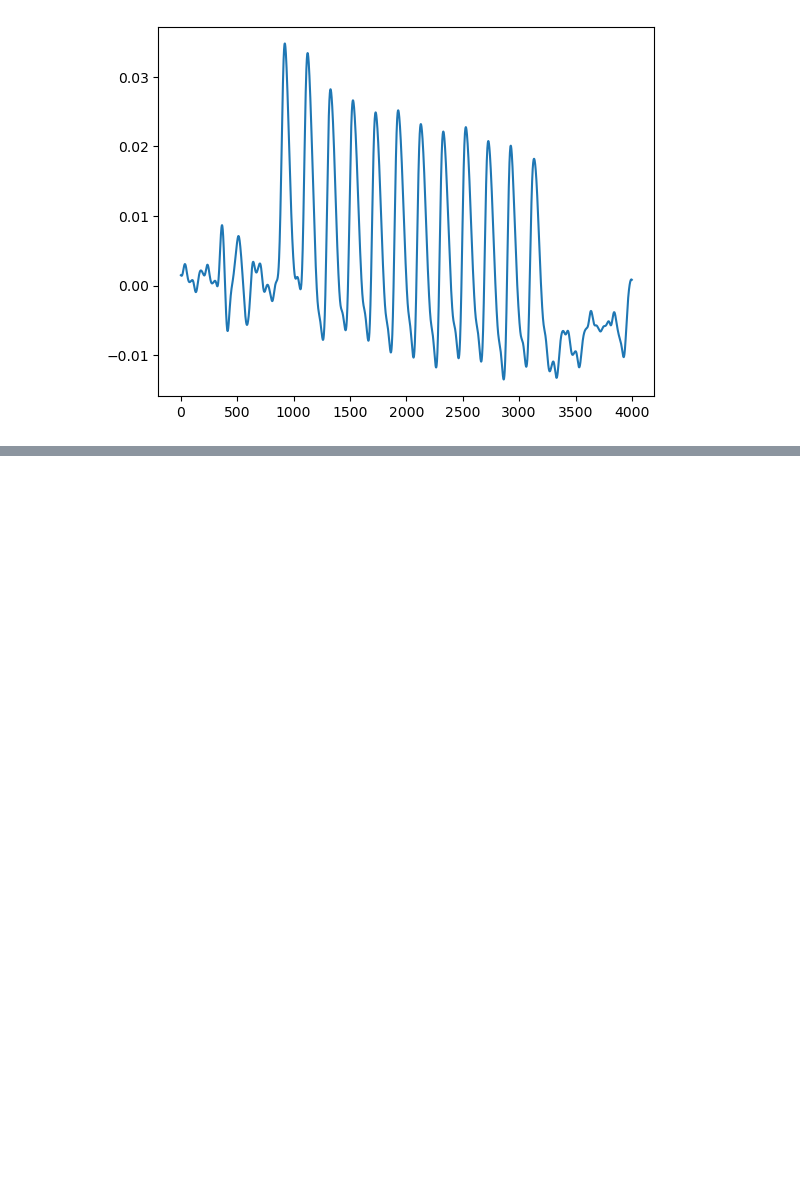
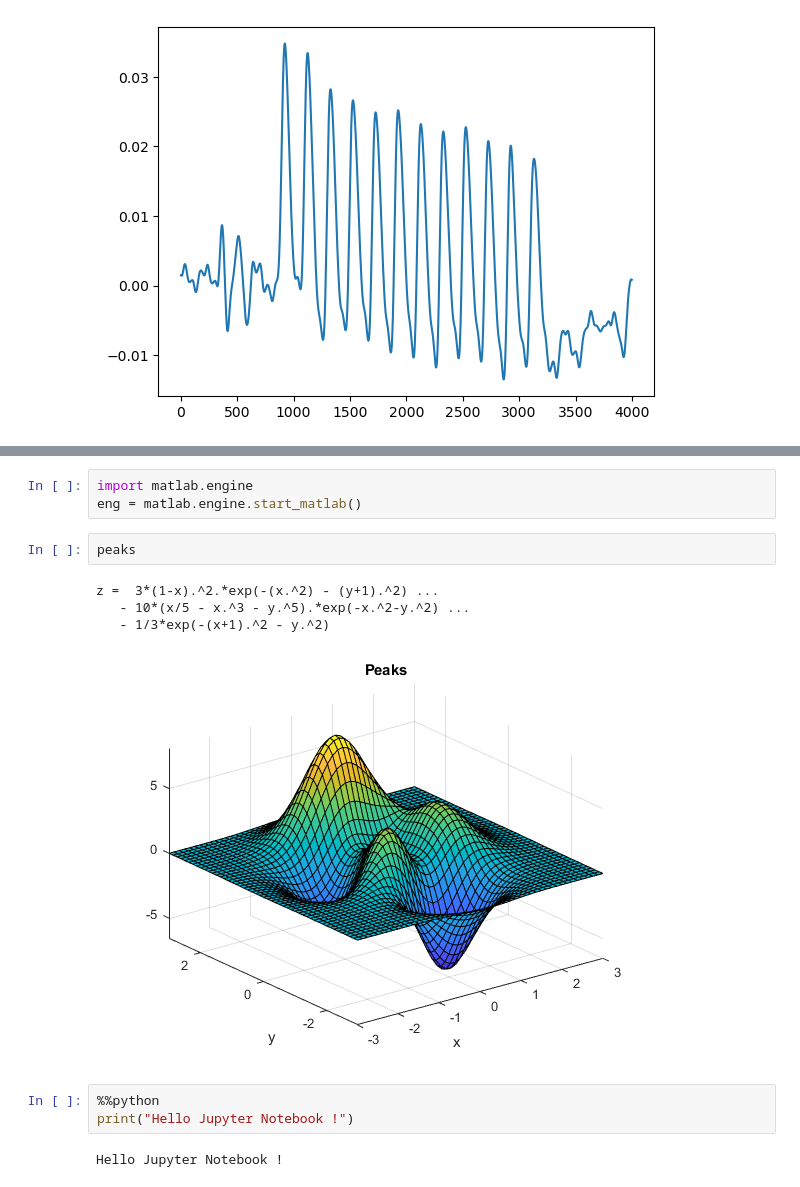
Before and after one commit to LBF38/Projet-EMA, a Jupyter notebook: projet_EMA.ipynb, the cells around one changed output, grey strips where cells are left out. Cells and saved outputs as stored; diff of their text form; blank space fills up the shorter version.

Commit message:
add: setup for matlab in Jupyter Notebooks
Update on main Jupyter Notebook with some Matlab funcs
Created Jupyter Notebook for Matlab funcs

```diff
--- a/projet_EMA.ipynb
+++ b/projet_EMA.ipynb
@@ -151,0 +215,15 @@ plt.show()
+# %%
+import matlab.engine
+eng = matlab.engine.start_matlab()
+# %%
+peaks
+# %% [output]
+z =  3*(1-x).^2.*exp(-(x.^2) - (y+1).^2) ...
+   - 10*(x/5 - x.^3 - y.^5).*exp(-x.^2-y.^2) ...
+   - 1/3*exp(-(x+1).^2 - y.^2)
+[figure, added]
+# %%
+%%python
+print("Hello Jupyter Notebook !")
+# %% [output]
+Hello Jupyter Notebook !
```
Also changed, not shown: parts of 8 cells of this notebook, 3 other files.
